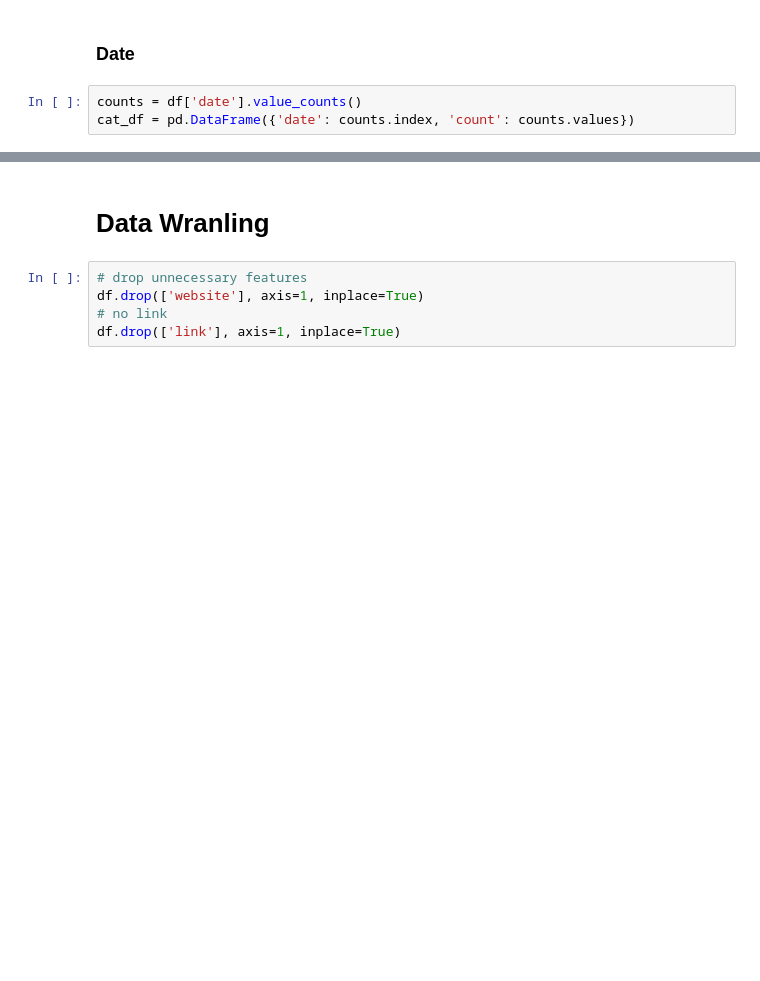
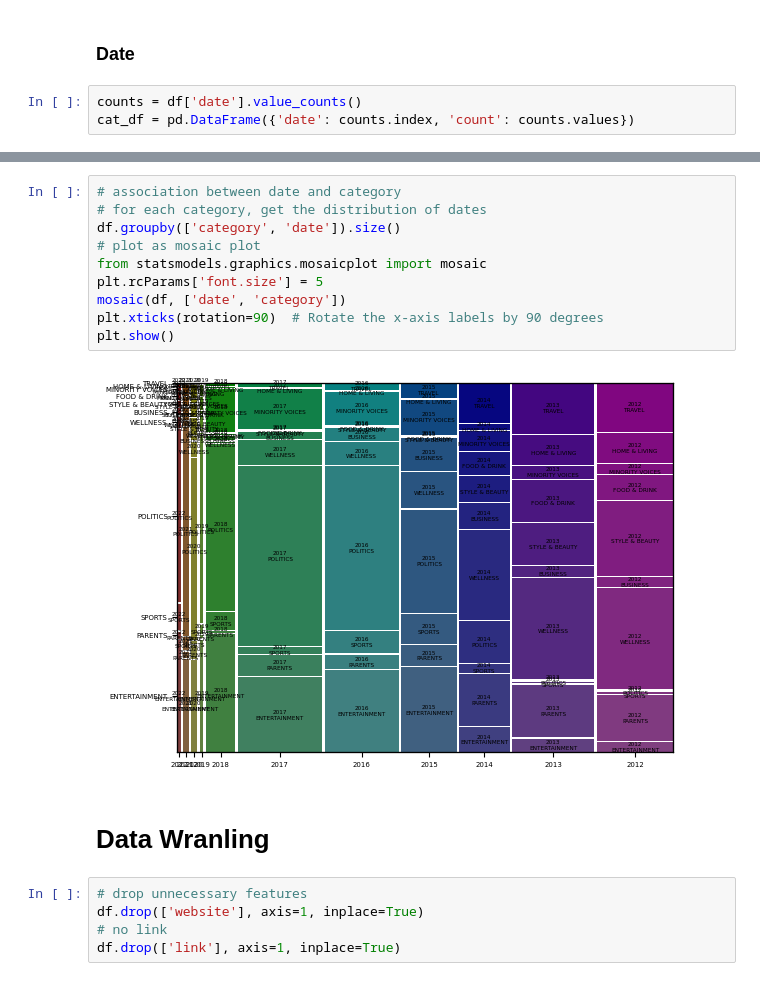
Before and after one commit to benjordan98/intelligent_sys_assignment2, a Jupyter notebook: code.ipynb, the cells around one changed output, grey strips where cells are left out. Cells and saved outputs as stored; diff of their text form; blank space fills up the shorter version.

```diff
--- a/code.ipynb
+++ b/code.ipynb
@@ -341,3 +411,15 @@ plt.show()
+# %%
+# association between date and category
+# for each category, get the distribution of dates
+df.groupby(['category', 'date']).size()
+# plot as mosaic plot
+from statsmodels.graphics.mosaicplot import mosaic
+plt.rcParams['font.size'] = 5
+mosaic(df, ['date', 'category'])
+plt.xticks(rotation=90)  # Rotate the x-axis labels by 90 degrees
+plt.show()
+# %% [output]
+[figure, added]
 # %% [markdown]
 # Data Wranling
 # %%
```
Also changed, not shown: parts of 14 cells of this notebook, 5 other files.
